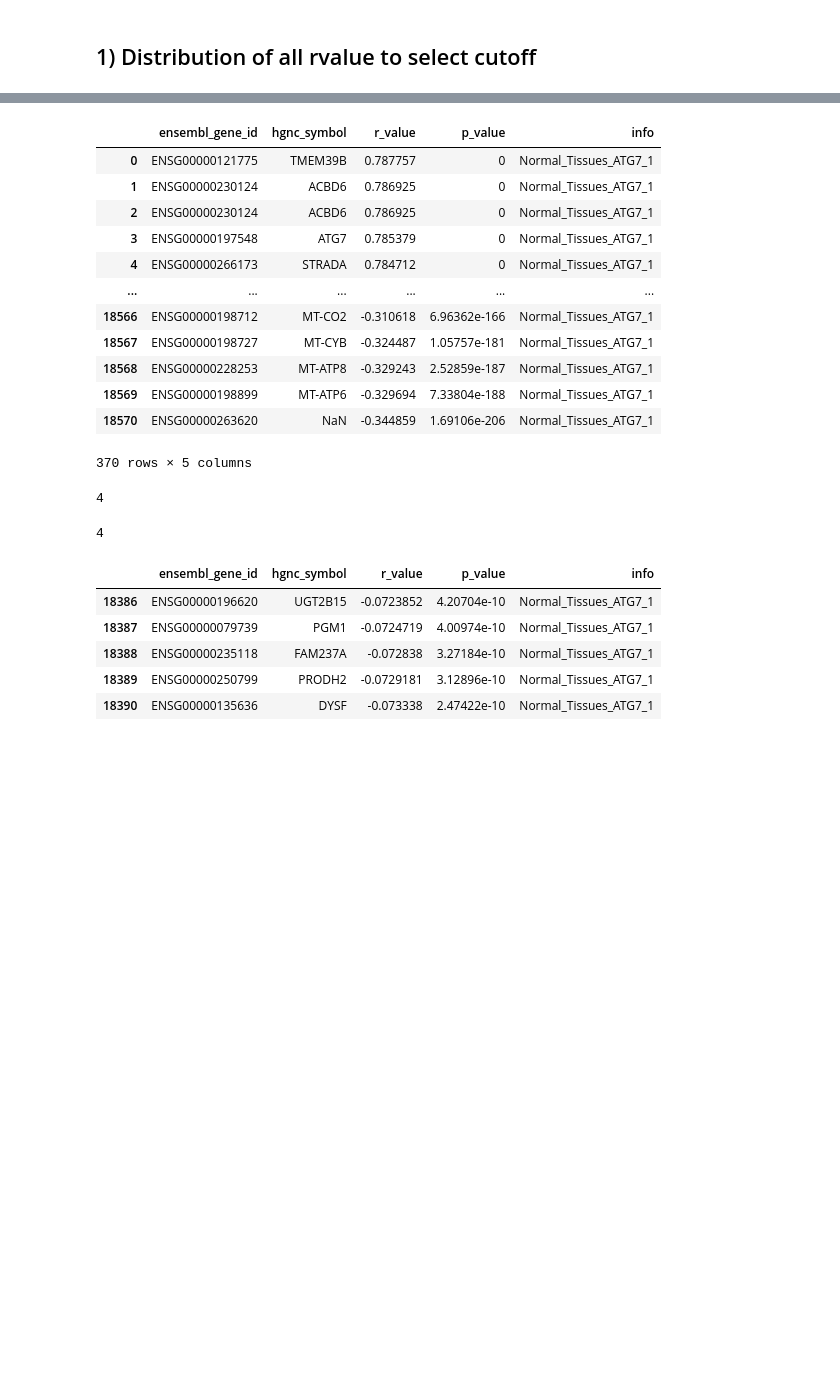
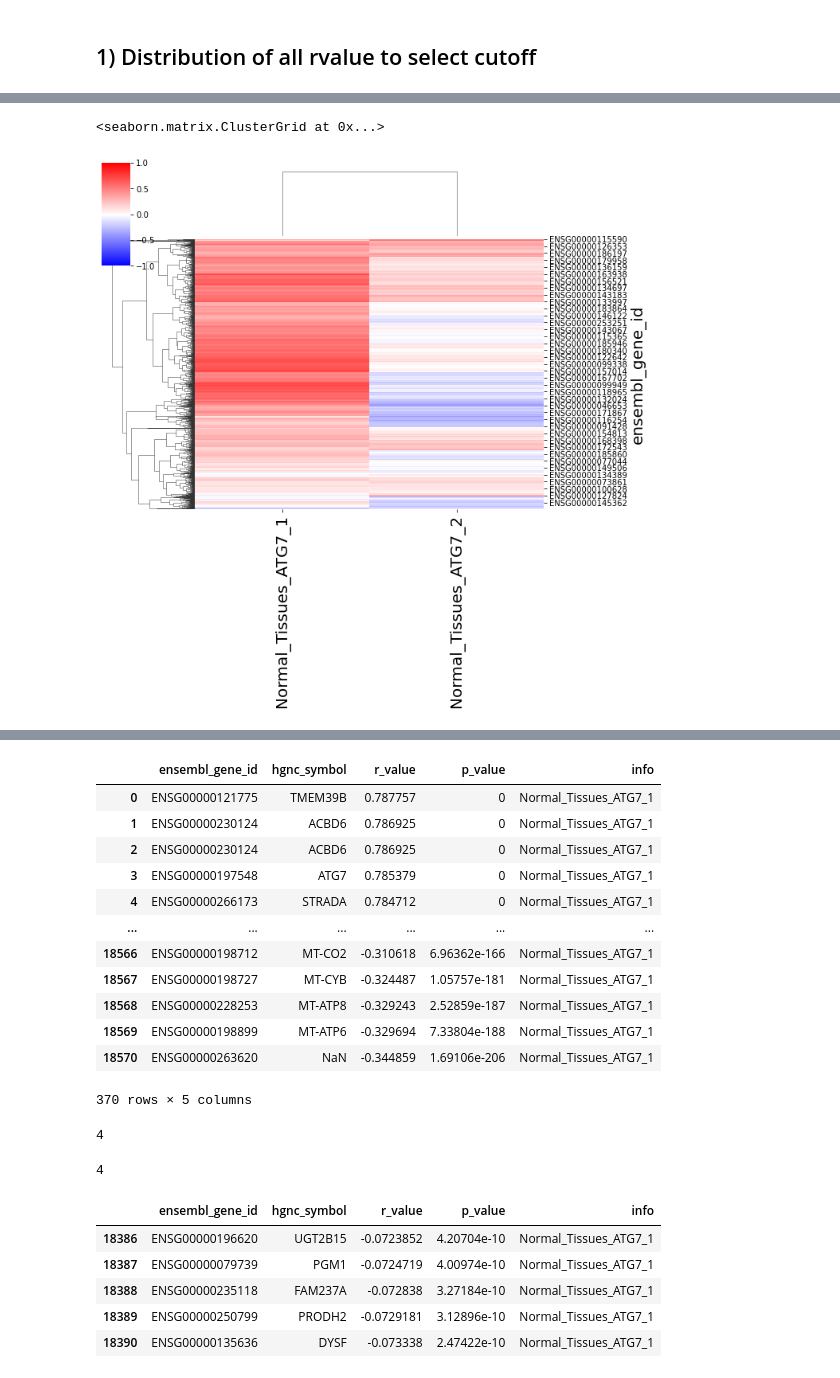
Before and after one commit to Keviosta/Article_short_isoform_ATG7_private, a Jupyter notebook: ATG7/atg7_all_tissue_analyse/ATG7_correlated_genes/all_organs_ATG7_isoform_correlation.ipynb, the cells around one changed output, grey strips where cells are left out. Saved outputs shown, nothing was run; the diff lists cells and outputs as text; code cells hidden in the pictures; blank space fills up the shorter version.

Commit message:
last version with heatmap

```diff
--- a/ATG7/atg7_all_tissue_analyse/ATG7_correlated_genes/all_organs_ATG7_isoform_correlation.ipynb
+++ b/ATG7/atg7_all_tissue_analyse/ATG7_correlated_genes/all_organs_ATG7_isoform_correlation.ipynb
@@ -143,7 +143,7 @@ for tissue in all_tissue_used:
 
     #save positive
     path = 'ATG7/table_correlation_enrichr/all_tissue_ATG7/corr_all/'
-    df_positiv_corr.to_excel(output_file_directory+path+positiv_corr+'.xlsx', index=False)
+#     df_positiv_corr.to_excel(output_file_directory+path+positiv_corr+'.xlsx', index=False)
 
     df_negativ_corr['info'] = tissue[1]+'_'+isoform
     df_negativ_corr = protein_coding_list.merge(df_negativ_corr)
@@ -151,7 +151,7 @@ for tissue in all_tissue_used:
     df_negativ_corr = df_negativ_corr.sort_values(['r_value'], ascending = False)
 
     #save negative
-    df_negativ_corr.to_excel(output_file_directory+path+negativ_corr+'.xlsx', index=False)
+#     df_negativ_corr.to_excel(output_file_directory+path+negativ_corr+'.xlsx', index=False)
 
     all_positiv_corr_spearman.append(df_positiv_corr)
     all_negativ_corr_spearman.append(df_negativ_corr)
@@ -280,0 +321,19 @@ for df in all_corr_negpos_merged:
+# %%
+all_corr_negpos_ = []
+
+for df in all_corr_negpos_merged:
+    df2 = (df.dropna(subset=['ensembl_gene_id'])
+             .set_index('ensembl_gene_id').sort_index())
+
+    colname = df['info'][0]
+    df2 = ( df2.rename(columns = {'r_value' : colname})
+            .drop(df2.columns[[0, 2, 3]], axis=1)
+            .fillna(0))
+
+    all_corr_negpos_.append(df2)
+
+#merge the df
+df_heatmap_norm = pandas.concat([all_corr_negpos_[0], all_corr_negpos_[1]], axis=1)
+
+df_heatmap_prim = pandas.concat([all_corr_negpos_[2], all_corr_negpos_[3]], axis=1)
+df_heatmap_prim
@@ -280,0 +355,5 @@ for df in all_corr_negpos_merged:
+# %%
+seaborn.clustermap(df_heatmap_norm, vmin=-1, vmax=1, cmap = 'bwr')
+# %% [output]
+<seaborn.matrix.ClusterGrid at 0x...>
+[figure, added]
```
Also changed, not shown: parts of 12 cells of this notebook.
